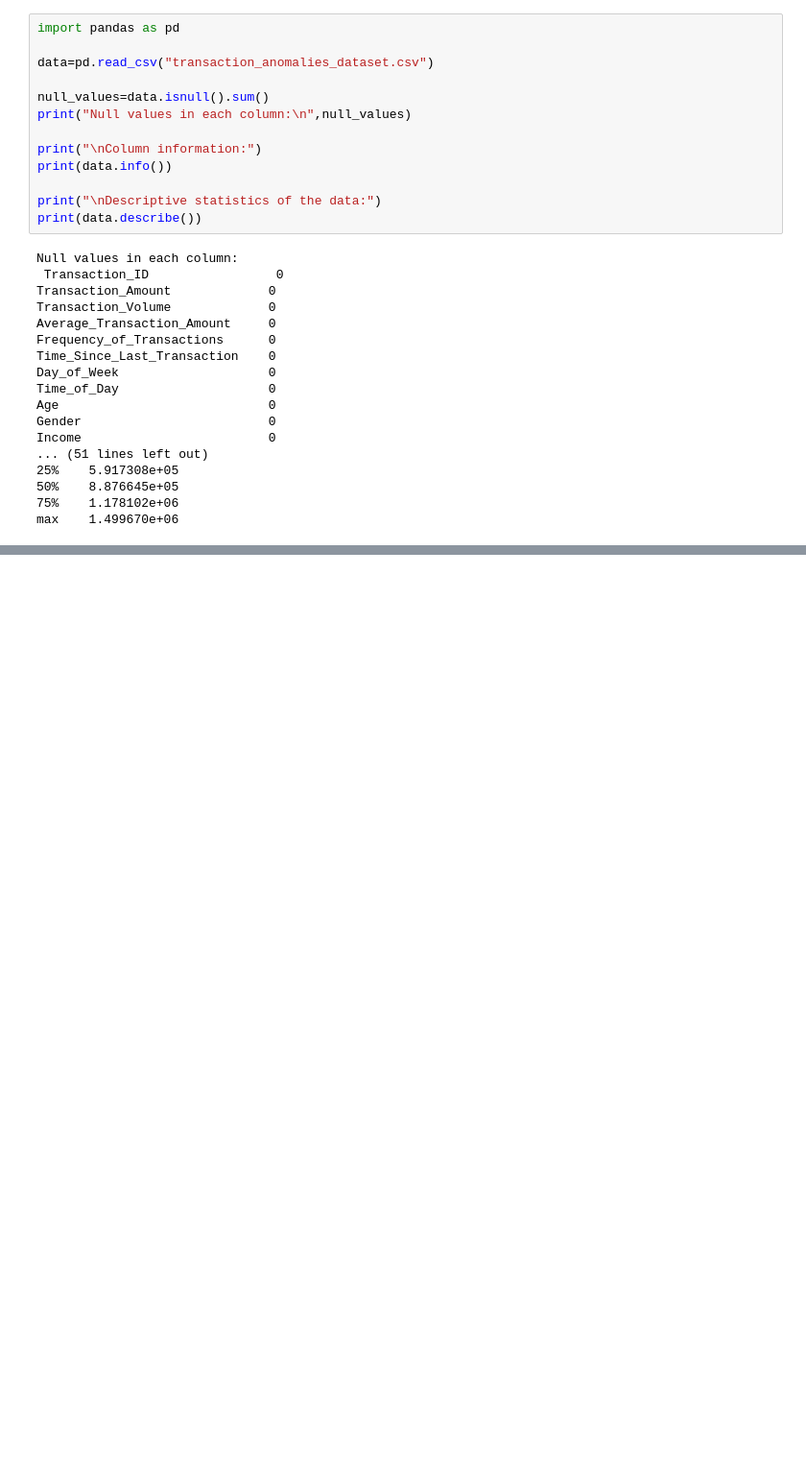
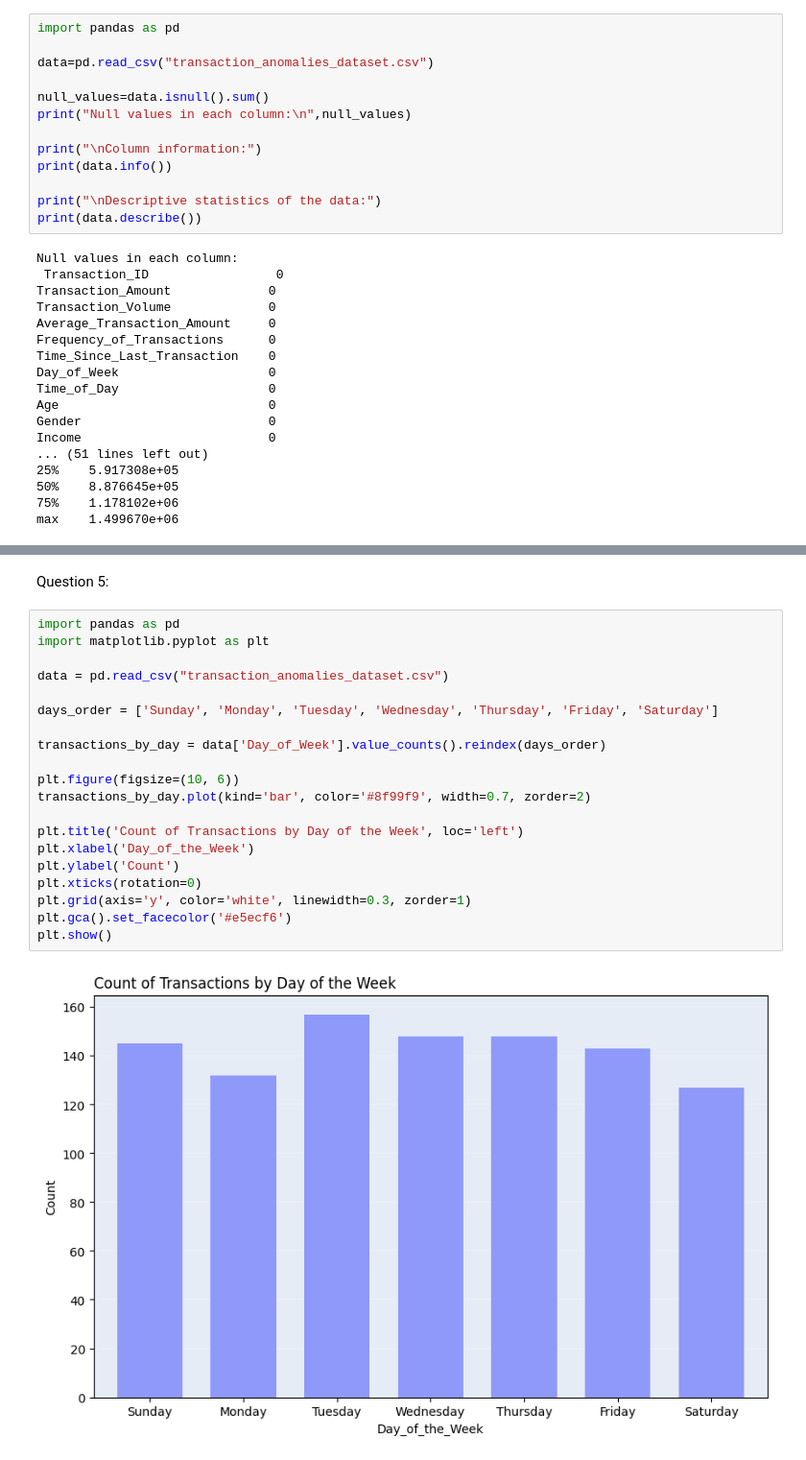
Before and after one commit to KHATIRh/ML-Internship-Task-1, a Jupyter notebook: Task 01.ipynb, the cells around one changed output, grey strips where cells are left out. Shown: that part at 96% size. Saved outputs shown, nothing was run; the diff lists cells and outputs as text; blank space fills up the shorter version.

```diff
--- a/Task 01.ipynb
+++ b/Task 01.ipynb
@@ -35,0 +102,24 @@ Question 2
+# %% [markdown]
+Question 5:
+# %%
+import pandas as pd
+import matplotlib.pyplot as plt
+
+data = pd.read_csv("transaction_anomalies_dataset.csv")
+
+days_order = ['Sunday', 'Monday', 'Tuesday', 'Wednesday', 'Thursday', 'Friday', 'Saturday']
+
+transactions_by_day = data['Day_of_Week'].value_counts().reindex(days_order)
+
+plt.figure(figsize=(10, 6))
+transactions_by_day.plot(kind='bar', color='#8f99f9', width=0.7, zorder=2)
+
+plt.title('Count of Transactions by Day of the Week', loc='left')
+plt.xlabel('Day_of_the_Week')
+plt.ylabel('Count')
+plt.xticks(rotation=0)
+plt.grid(axis='y', color='white', linewidth=0.3, zorder=1)
+plt.gca().set_facecolor('#e5ecf6')
+plt.show()
+# %% [output]
+[figure, added]
```
Also changed, not shown: parts of 14 cells of this notebook.
